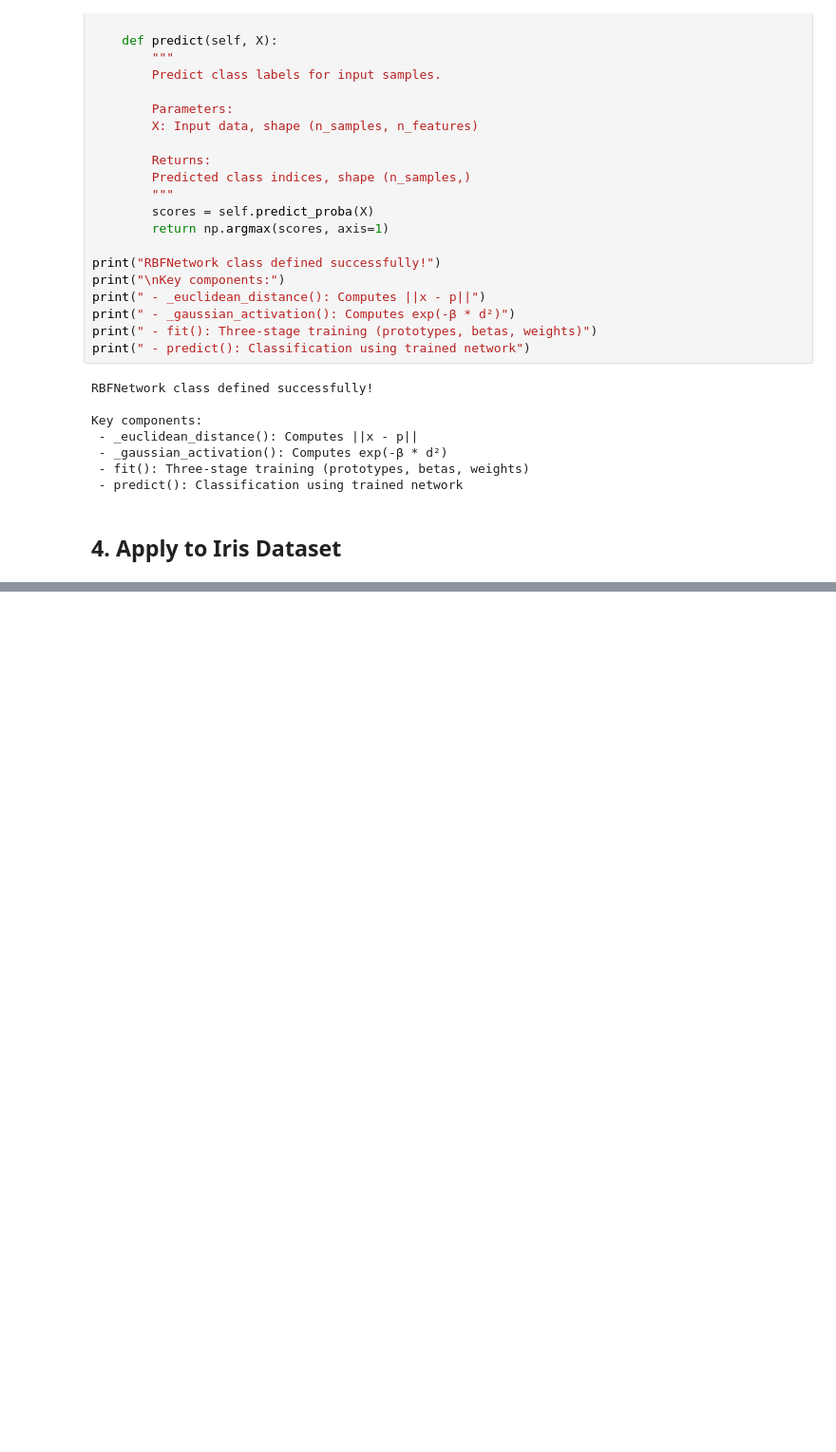
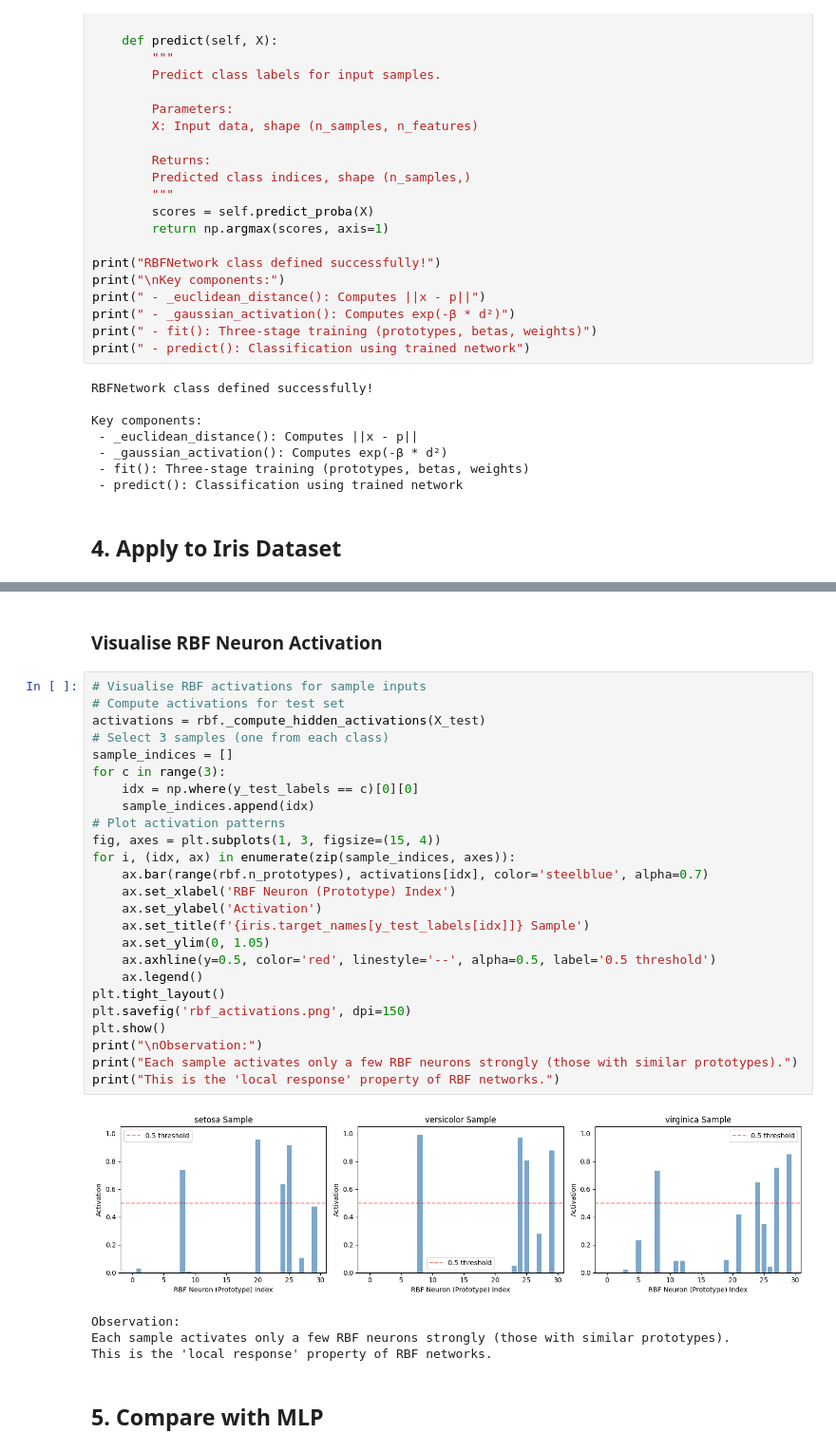
Before and after one commit to fionnmcgoldrick123/artificial_intelligence_lab, a Jupyter notebook: lab_3.ipynb, the cells around one changed output, grey strips where cells are left out. Shown at 95% size. Drawn from its saved outputs; the diff is of its cells as text; blank space fills up the shorter version.

```diff
--- a/lab_3.ipynb
+++ b/lab_3.ipynb
@@ -270,0 +378,34 @@ Key components:
+# %% [markdown]
+### Visualise RBF Neuron Activation
+# %%
+# Visualise RBF activations for sample inputs
+# Compute activations for test set
+activations = rbf._compute_hidden_activations(X_test)
+# Select 3 samples (one from each class)
+sample_indices = []
+for c in range(3):
+    idx = np.where(y_test_labels == c)[0][0]
+    sample_indices.append(idx)
+# Plot activation patterns
+fig, axes = plt.subplots(1, 3, figsize=(15, 4))
+for i, (idx, ax) in enumerate(zip(sample_indices, axes)):
+    ax.bar(range(rbf.n_prototypes), activations[idx], color='steelblue', alpha=0.7)
+    ax.set_xlabel('RBF Neuron (Prototype) Index')
+    ax.set_ylabel('Activation')
+    ax.set_title(f'{iris.target_names[y_test_labels[idx]]} Sample')
+    ax.set_ylim(0, 1.05)
+    ax.axhline(y=0.5, color='red', linestyle='--', alpha=0.5, label='0.5 threshold')
+    ax.legend()
+plt.tight_layout()
+plt.savefig('rbf_activations.png', dpi=150)
+plt.show()
+print("\nObservation:")
+print("Each sample activates only a few RBF neurons strongly (those with similar prototypes).")
+print("This is the 'local response' property of RBF networks.")
+# %% [output]
+[figure, added]
+Observation:
+Each sample activates only a few RBF neurons strongly (those with similar prototypes).
+This is the 'local response' property of RBF networks.
+# %% [markdown]
+## 5. Compare with MLP
```
Also changed, not shown: parts of 12 cells of this notebook, 3 other files.
